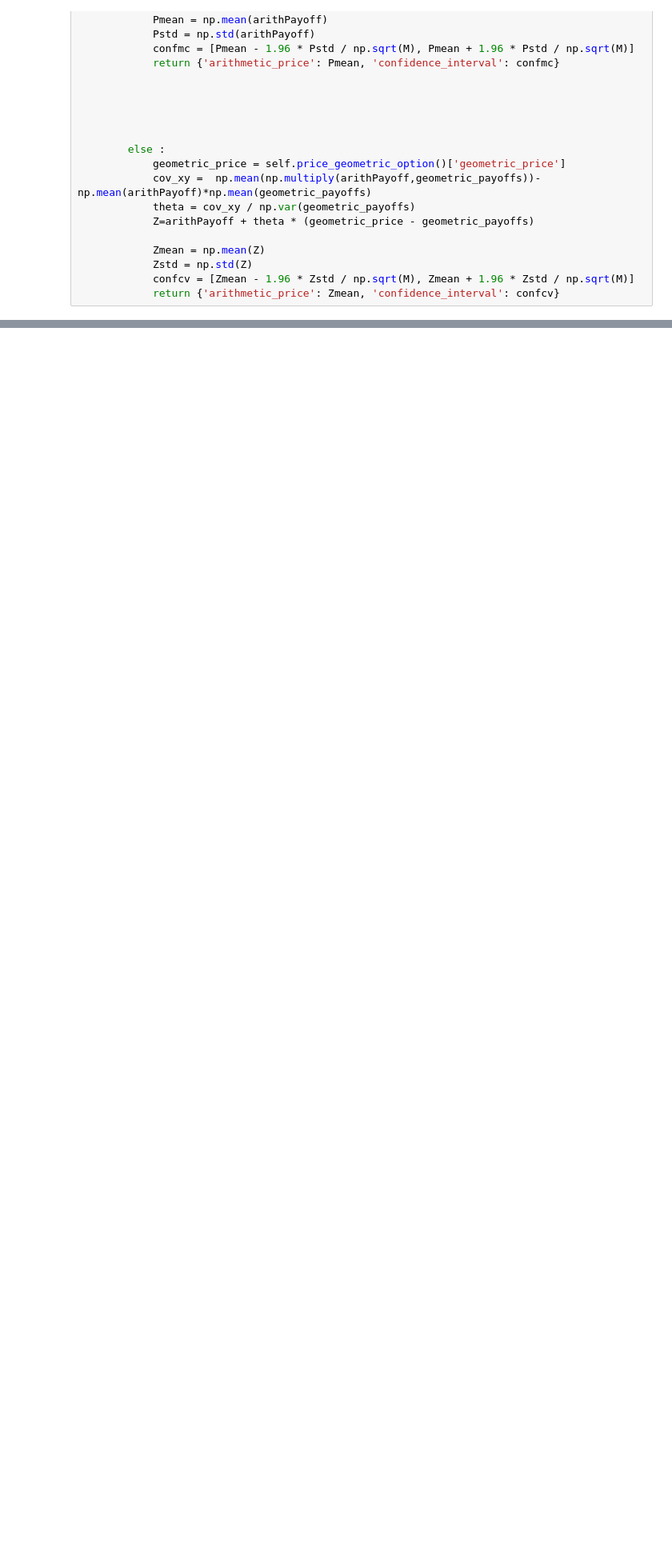
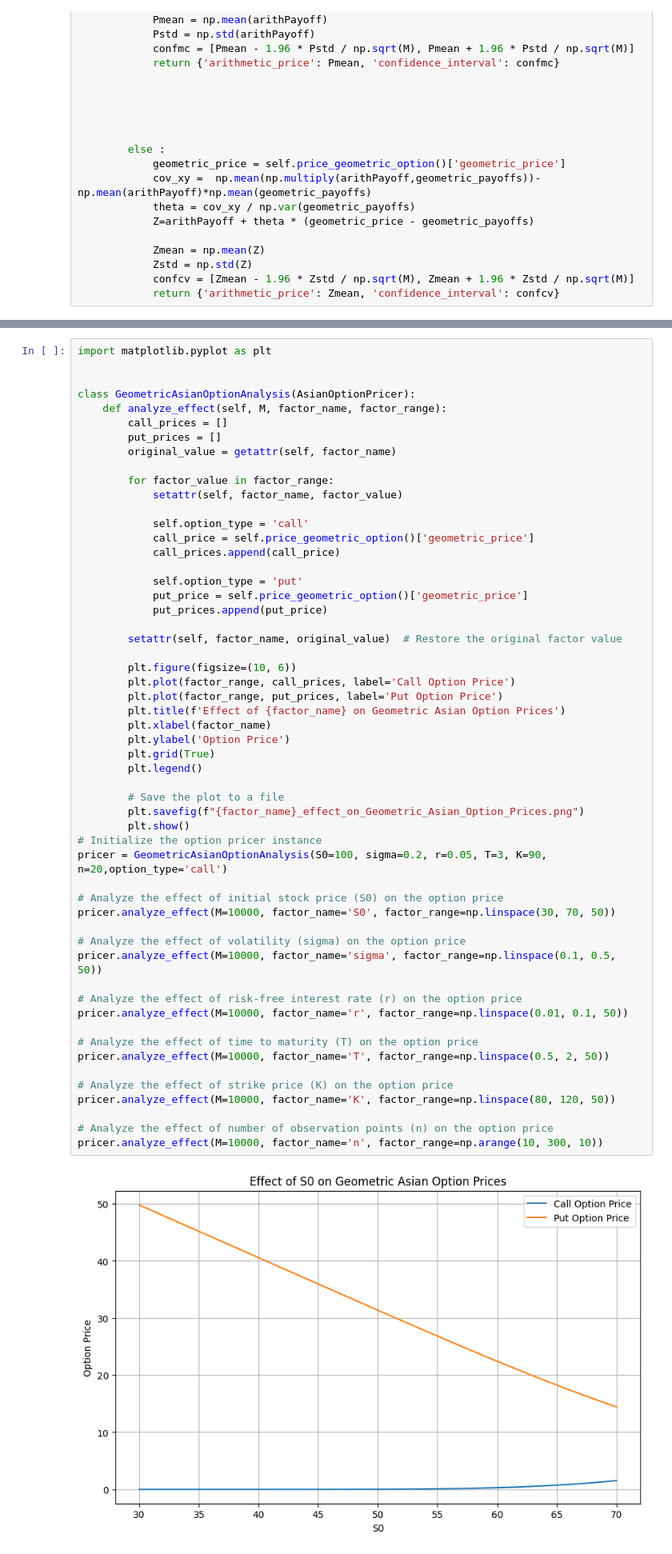
Before and after one commit to ckw2001/group5, a Jupyter notebook: Assignment3/tests and analysis/sensitivity/Asainoption_sensitive.ipynb, the cells around one changed output, grey strips where cells are left out. Shown at 80% size. Drawn from its saved outputs; the diff is of its cells as text; blank space fills up the shorter version.

```diff
--- a/Assignment3/tests and analysis/sensitivity/Asainoption_sensitive.ipynb
+++ b/Assignment3/tests and analysis/sensitivity/Asainoption_sensitive.ipynb
@@ -98,0 +104,57 @@ class AsianOptionPricer:
+# %%
+import matplotlib.pyplot as plt
+
+
+class GeometricAsianOptionAnalysis(AsianOptionPricer):
+    def analyze_effect(self, M, factor_name, factor_range):
+        call_prices = []
+        put_prices = []
+        original_value = getattr(self, factor_name)
+
+        for factor_value in factor_range:
+            setattr(self, factor_name, factor_value)
+
+            self.option_type = 'call'
+            call_price = self.price_geometric_option()['geometric_price']
+            call_prices.append(call_price)
+
+            self.option_type = 'put'
+            put_price = self.price_geometric_option()['geometric_price']
+            put_prices.append(put_price)
+
+        setattr(self, factor_name, original_value)  # Restore the original factor value
+
+        plt.figure(figsize=(10, 6))
+        plt.plot(factor_range, call_prices, label='Call Option Price')
+        plt.plot(factor_range, put_prices, label='Put Option Price')
+        plt.title(f'Effect of {factor_name} on Geometric Asian Option Prices')
+        plt.xlabel(factor_name)
+        plt.ylabel('Option Price')
+        plt.grid(True)
+        plt.legend()
+
+        # Save the plot to a file
+        plt.savefig(f"{factor_name}_effect_on_Geometric_Asian_Option_Prices.png")
+        plt.show()
+# Initialize the option pricer instance
+pricer = GeometricAsianOptionAnalysis(S0=100, sigma=0.2, r=0.05, T=3, K=90, n=20,option_type='call')
+
+# Analyze the effect of initial stock price (S0) on the option price
+pricer.analyze_effect(M=10000, factor_name='S0', factor_range=np.linspace(30, 70, 50))
+
+# Analyze the effect of volatility (sigma) on the option price
+pricer.analyze_effect(M=10000, factor_name='sigma', factor_range=np.linspace(0.1, 0.5, 50))
+
+# Analyze the effect of risk-free interest rate (r) on the option price
+pricer.analyze_effect(M=10000, factor_name='r', factor_range=np.linspace(0.01, 0.1, 50))
+
+# Analyze the effect of time to maturity (T) on the option price
+pricer.analyze_effect(M=10000, factor_name='T', factor_range=np.linspace(0.5, 2, 50))
+
+# Analyze the effect of strike price (K) on the option price
+pricer.analyze_effect(M=10000, factor_name='K', factor_range=np.linspace(80, 120, 50))
+
+# Analyze the effect of number of observation points (n) on the option price
+pricer.analyze_effect(M=10000, factor_name='n', factor_range=np.arange(10, 300, 10))
+# %% [output]
+[figure, added]
```
Also changed, not shown: parts of 5 cells of this notebook, 16 other files.
